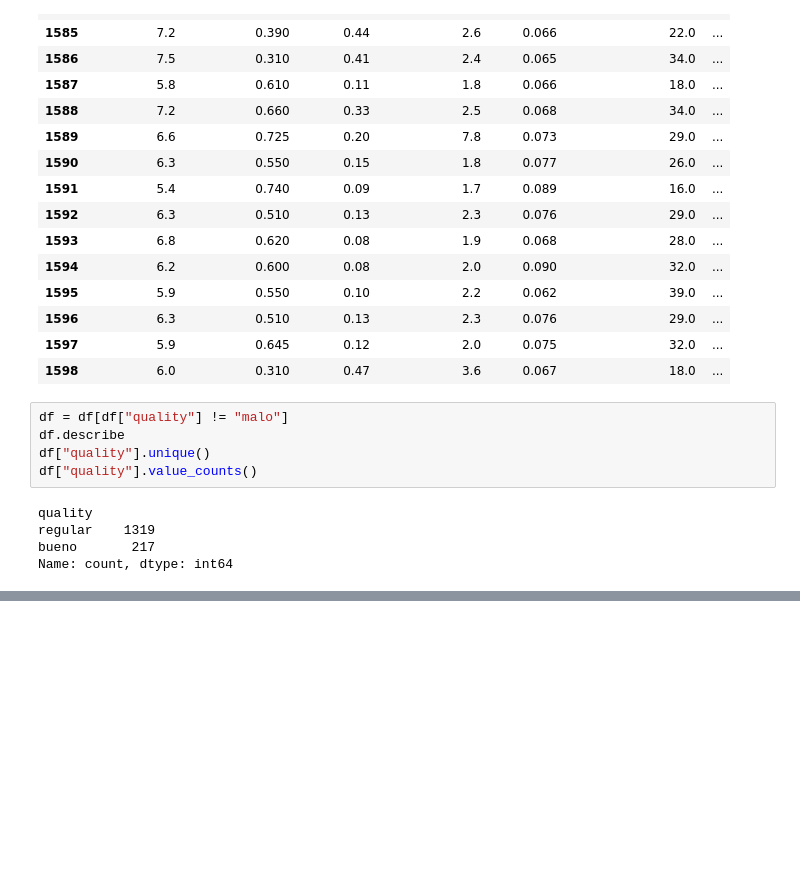
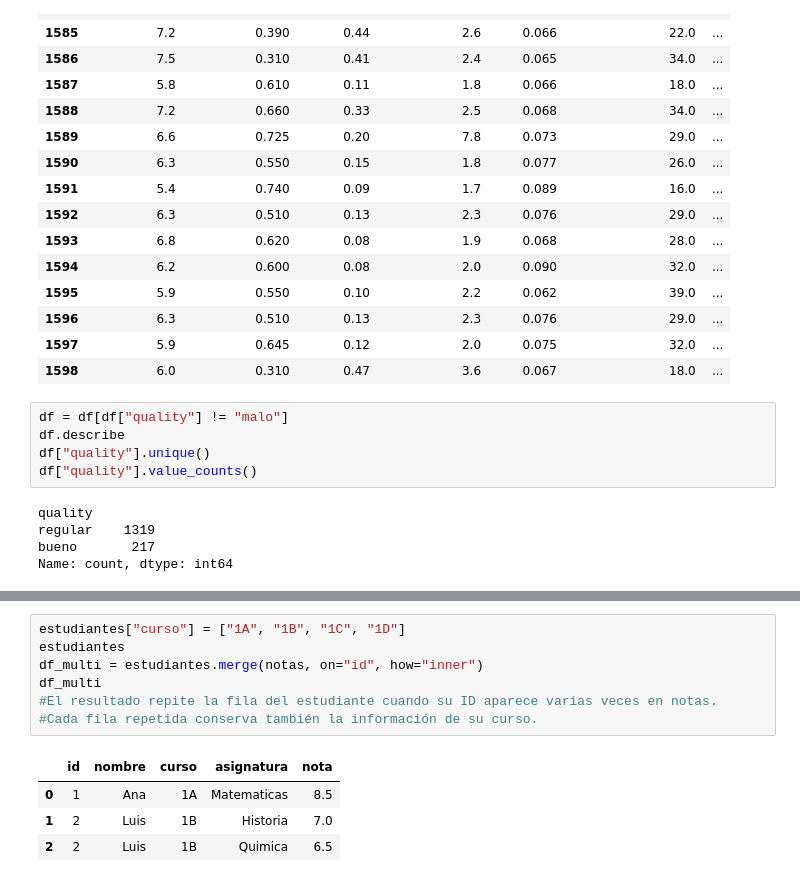
Before and after one commit to hartaierika-cmyk/TTDA, a Jupyter notebook: TTDA_Practica_2_Erika_Hartai.ipynb, the cells around one changed output, grey strips where cells are left out. Cells and saved outputs as stored; diff of their text form; blank space fills up the shorter version.

```diff
--- a/TTDA_Practica_2_Erika_Hartai.ipynb
+++ b/TTDA_Practica_2_Erika_Hartai.ipynb
@@ -164,0 +238,12 @@ SyntaxError: invalid syntax (Operaciones_Practica2.py, line 2)
+# %%
+estudiantes["curso"] = ["1A", "1B", "1C", "1D"]
+estudiantes
+df_multi = estudiantes.merge(notas, on="id", how="inner")
+df_multi
+#El resultado repite la fila del estudiante cuando su ID aparece varias veces en notas.
+#Cada fila repetida conserva también la información de su curso.
+# %% [output]
+|  | id | nombre | curso | asignatura | nota |
+| 0 | 1 | Ana | 1A | Matematicas | 8.5 |
+| 1 | 2 | Luis | 1B | Historia | 7.0 |
+| 2 | 2 | Luis | 1B | Quimica | 6.5 |
```
Also changed, not shown: parts of 9 cells of this notebook.
